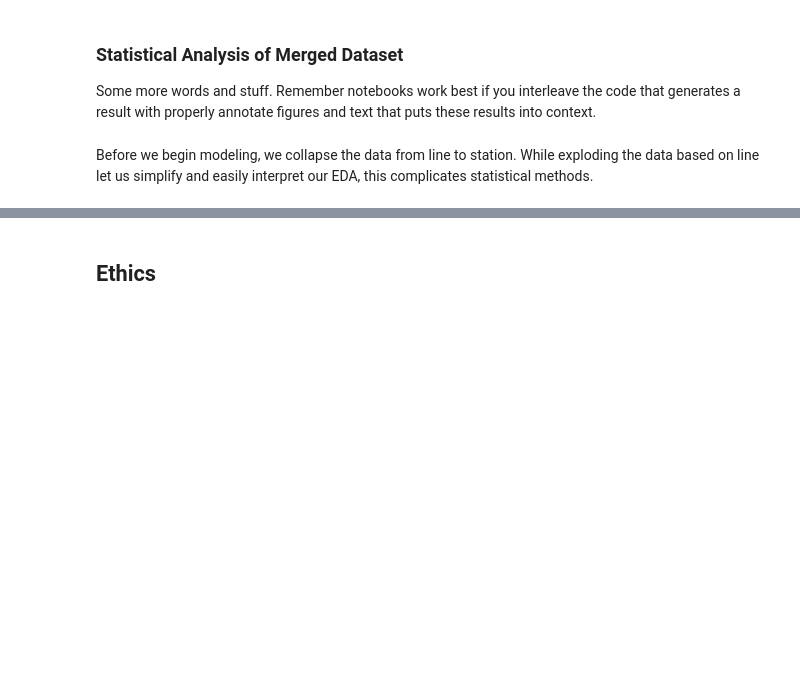
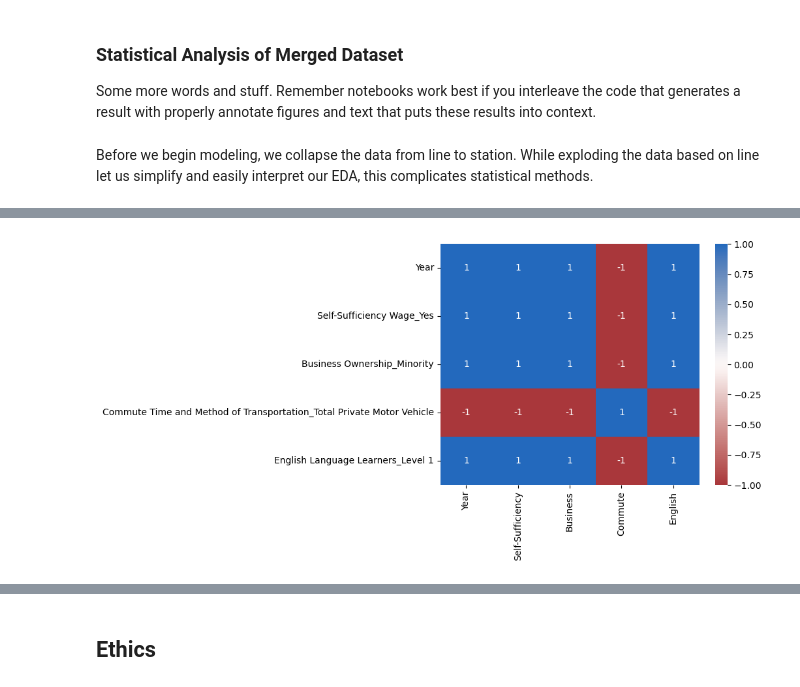
Before and after one commit to COGS108/Group022_WI26, a Jupyter notebook: 03-FinalProject.ipynb, the cells around one changed output, grey strips where cells are left out. Saved outputs shown, nothing was run; the diff lists cells and outputs as text; code cells hidden in the pictures; blank space fills up the shorter version.

```diff
--- a/03-FinalProject.ipynb
+++ b/03-FinalProject.ipynb
@@ -620,3 +620,9 @@ df.head()
 | 2 | 12th/Imperial | 2025 | Spring | PETCO PARK | 32.70583 | -117.15327 | 10330.0 | 59.63 | 3.58 | ... |
 | 3 | 12th/Imperial (Bayside) | 2023 | Fall | PETCO PARK | 32.70523 | -117.15390 | 3002.0 | 64.40 | 15.50 | ... |
 | 4 | 12th/Imperial (Bayside) | 2023 | Summer | PETCO PARK | 32.70523 | -117.15390 | 2763.0 | 64.40 | 15.50 | ... |
+# %%
+feat = ['Year', 'Self-Sufficiency Wage_Yes', 'Business Ownership_Minority', 'Commute Time and Method of Transportation_Total Private Motor Vehicle', 'English Language Learners_Level 1']
+adj_labels = [f.split()[0] for f in feat]
+sns.heatmap(df[feat].corr(), annot=True, cmap='vlag_r', vmin=-1.0, vmax=1.0, xticklabels=adj_labels);
+# %% [output]
+[figure, added]
```
Also changed, not shown: parts of 17 cells of this notebook.
